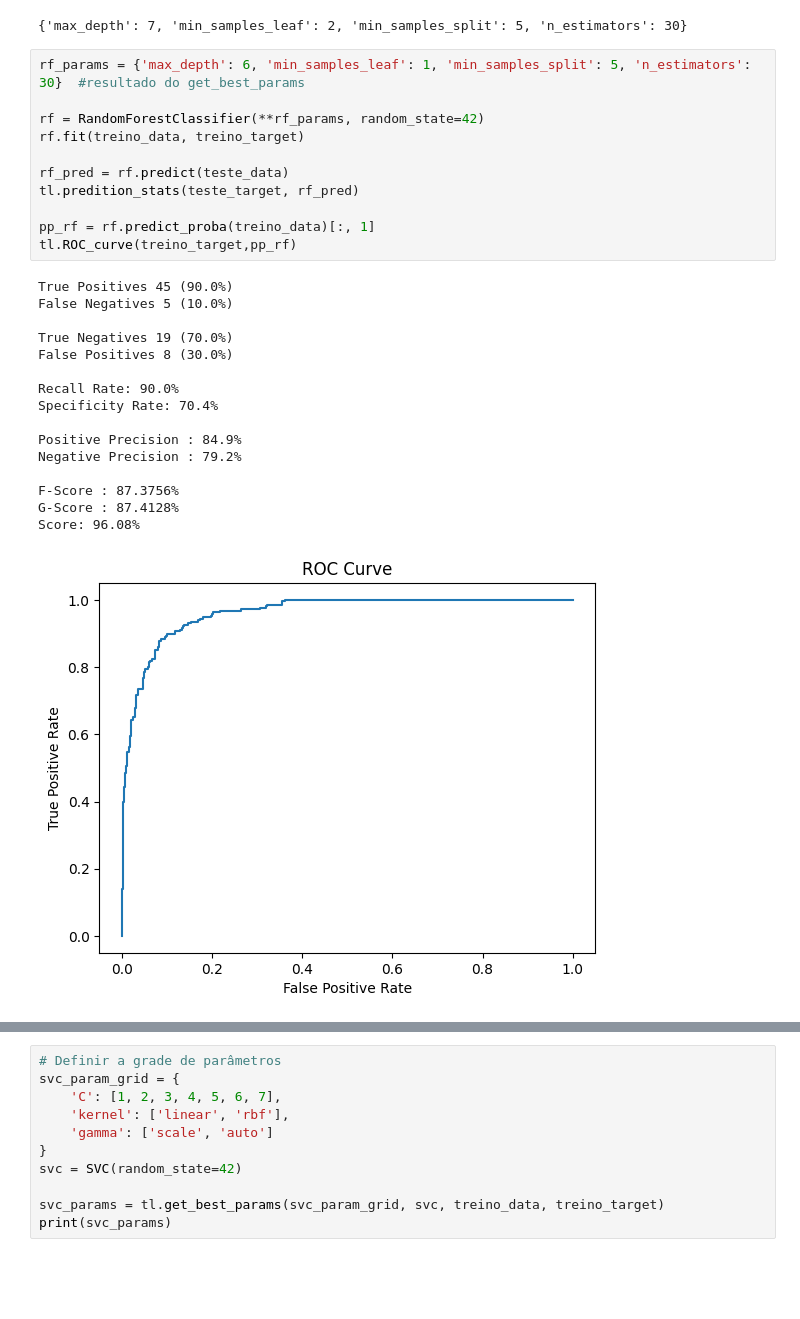
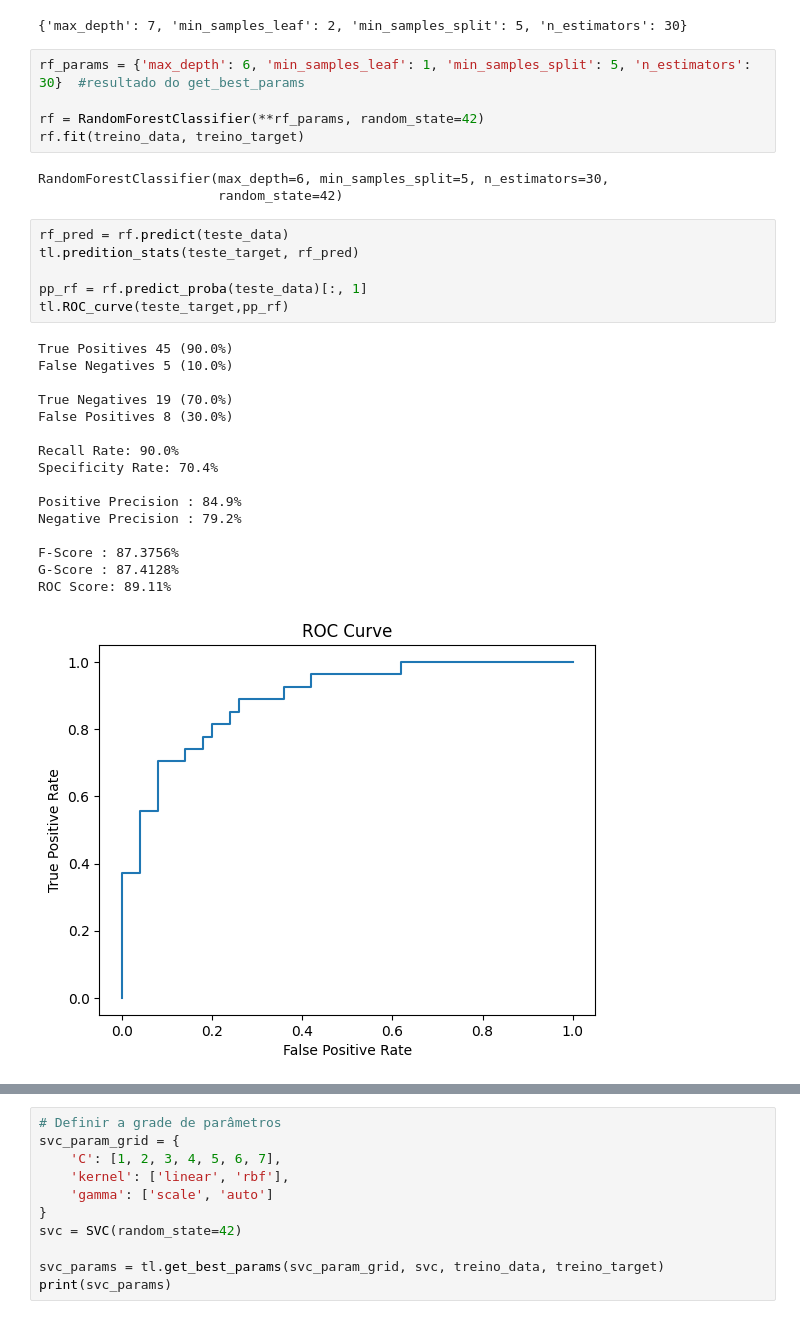
Before and after one commit to TeeVee304/A48630A51038A51811TP1, a Jupyter notebook: src/Joao_experimentation.ipynb, the cells around one changed output, grey strips where cells are left out. Drawn from its saved outputs; the diff is of its cells as text; blank space fills up the shorter version.

```diff
--- a/src/Joao_experimentation.ipynb
+++ b/src/Joao_experimentation.ipynb
@@ -147,28 +148,31 @@ rf_params = {'max_depth': 6, 'min_samples_leaf': 1, 'min_samples_split': 5, 'n_e
 
 rf = RandomForestClassifier(**rf_params, random_state=42)
 rf.fit(treino_data, treino_target)
-
-rf_pred = rf.predict(teste_data)
-tl.predition_stats(teste_target, rf_pred)
-
-pp_rf = rf.predict_proba(treino_data)[:, 1]
-tl.ROC_curve(treino_target,pp_rf)
 # %% [output]
-True Positives 45 (90.0%)
-False Negatives 5 (10.0%)
-
-True Negatives 19 (70.0%)
-False Positives 8 (30.0%)
-
-Recall Rate: 90.0%
-Specificity Rate: 70.4%
-
-Positive Precision : 84.9%
-Negative Precision : 79.2%
-
-F-Score : 87.3756%
-G-Score : 87.4128%
-Score: 96.08%
+RandomForestClassifier(max_depth=6, min_samples_split=5, n_estimators=30,
+                       random_state=42)
-[figure, removed]
+# %%
+rf_pred = rf.predict(teste_data)
+tl.predition_stats(teste_target, rf_pred)
+
+pp_rf = rf.predict_proba(teste_data)[:, 1]
+tl.ROC_curve(teste_target,pp_rf)
+# %% [output]
+True Positives 45 (90.0%)
+False Negatives 5 (10.0%)
+
+True Negatives 19 (70.0%)
+False Positives 8 (30.0%)
+
+Recall Rate: 90.0%
+Specificity Rate: 70.4%
+
+Positive Precision : 84.9%
+Negative Precision : 79.2%
+
+F-Score : 87.3756%
+G-Score : 87.4128%
+ROC Score: 89.11%
+[figure, added]
 # %% [markdown]
 ---
```
Also changed, not shown: parts of 31 cells of this notebook, 1 other file.
